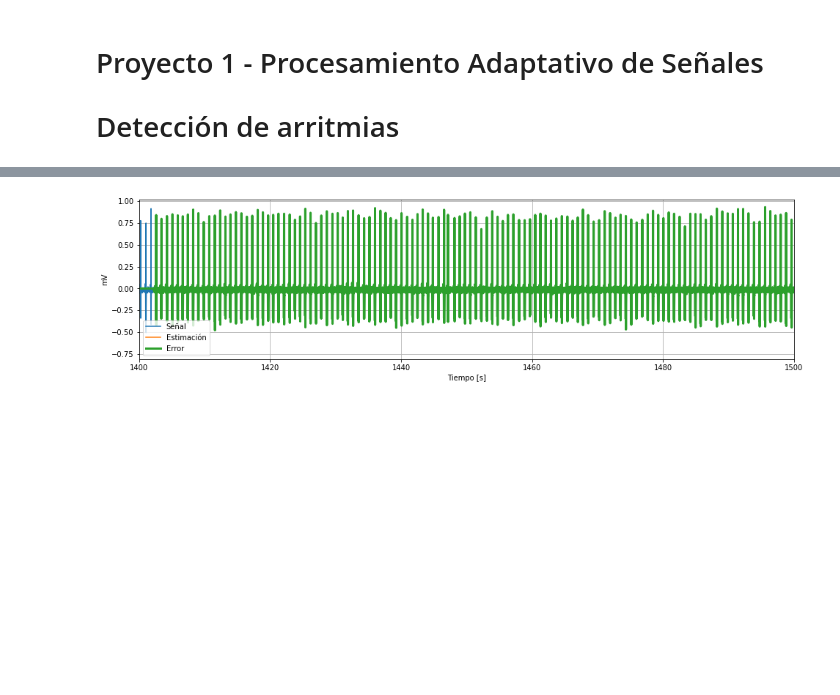
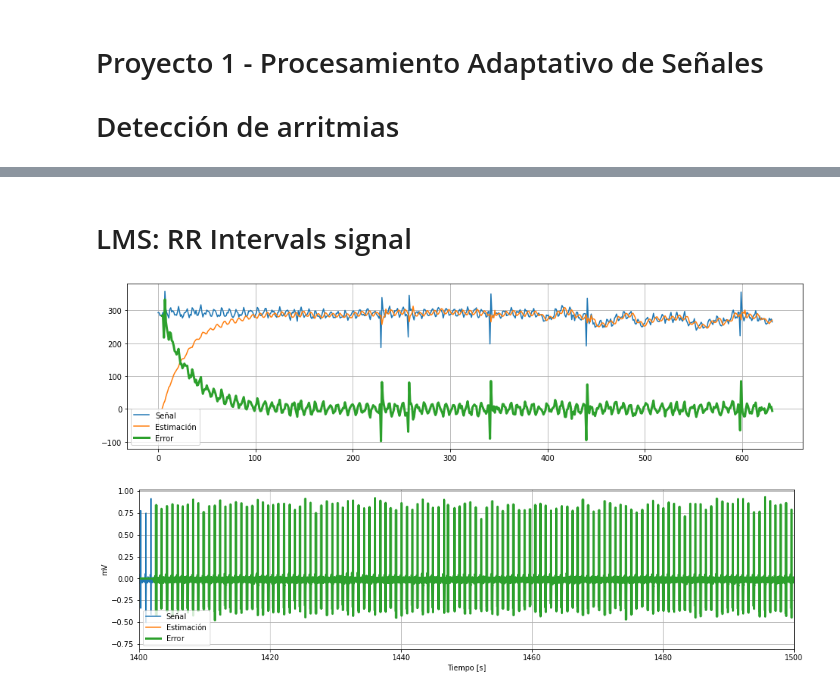
Before and after one commit to mbergerman/Procesamiento-Adaptativo, a Jupyter notebook: Proyecto 1/PASA_P1_G2.ipynb, the cells around one changed output, grey strips where cells are left out. Cells and saved outputs as stored; diff of their text form; code cells hidden in the pictures; blank space fills up the shorter version.

```diff
--- a/Proyecto 1/PASA_P1_G2.ipynb
+++ b/Proyecto 1/PASA_P1_G2.ipynb
@@ -96 +107,45 @@ plt.show()
+# %% [markdown]
+# LMS: RR Intervals signal
+# %%
+# LMS
+M = 4
+w = np.zeros((M, 1))    # el vector queda en el orden inverso al tradicional
+e = []
+yhat = []
+mu = 1e-7
+
+offset = 0
+
+peak_width = 30
+peak_detector = real_time_peak_detector(channel1[ : peak_width], peak_width, 0.5)
+
+peaks = np.array([])
+RR = np.array([])
+
+for i in range(peak_width, 500*360):
+    if peak_detector.set_new_value(channel1[i]):
+        peaks = np.append(peaks, i - peak_width + 1)
+        if len(peaks)>1:
+            RR = np.append(RR, peaks[-1] - peaks[-2])
+
+            if len(RR) > M:
+                x = RR[-M-1 : -1].reshape((M, 1))
+                y = RR[-1]
+
+                yhat.append( (w.T @ x).item(0) )
+                e.append( y - yhat[-1] )
+                w = np.add(w, mu * e[-1] * x)
+
+
+indexes = list(range(len(RR)))
+
+plt.figure(figsize=(16, 4))
+plt.plot(indexes, RR, label = 'Señal')
+plt.plot(indexes[M:], yhat, label = 'Estimación')
+plt.plot(indexes[M:], e, label = 'Error', linewidth=3)
+plt.grid()
+plt.legend()
+plt.show()
+# %% [output]
+[figure, added]
 # %%
```
Also changed, not shown: parts of 4 cells of this notebook.
